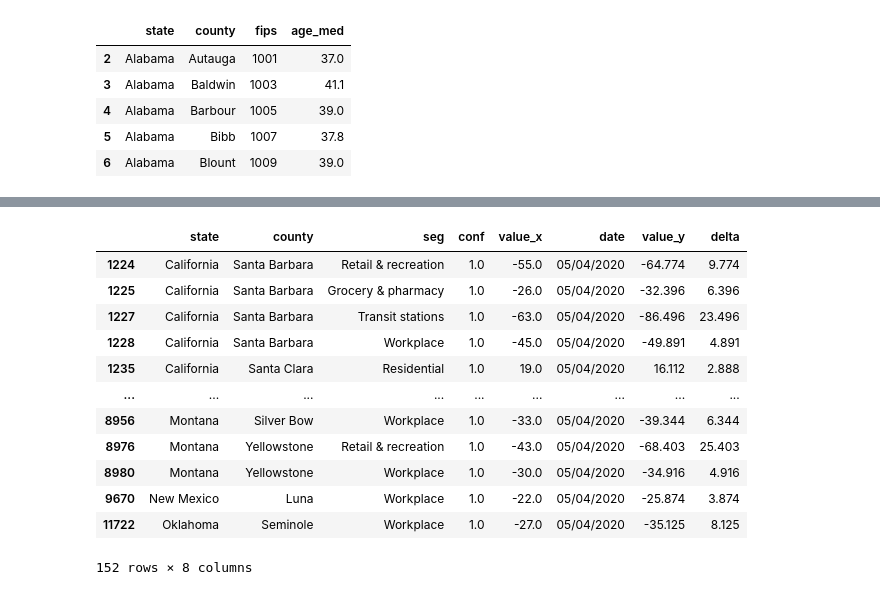
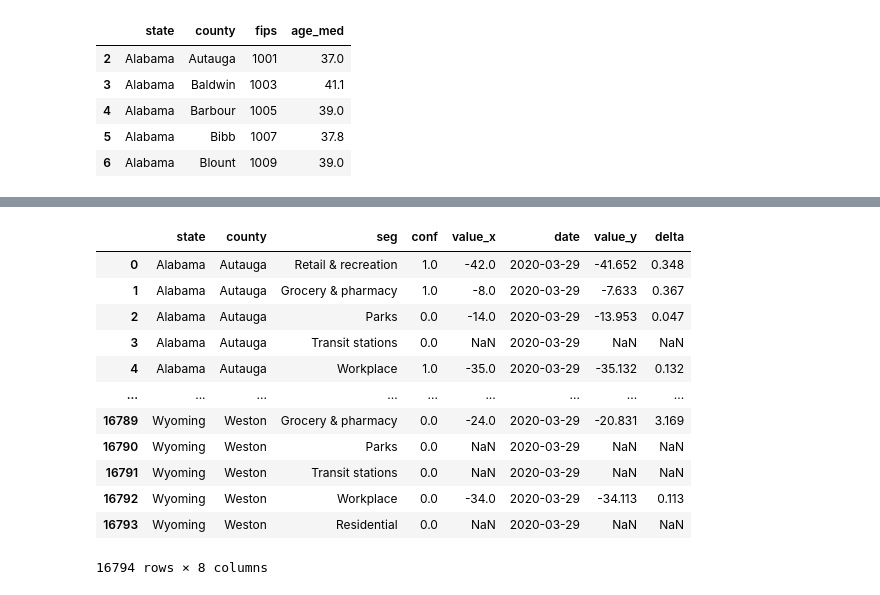
Before and after one commit to jwhendy/covid19, a Jupyter notebook: data_processing.ipynb, the cells around one changed output, grey strips where cells are left out. Saved outputs shown, nothing was run; the diff lists cells and outputs as text; code cells hidden in the pictures.

Commit message:
about to switch from homebrew to mobius.py full option

```diff
--- a/data_processing.ipynb
+++ b/data_processing.ipynb
@@ -177,6 +177,11 @@ df.head()
 # %%
-df_save = df.copy()[['state', 'county', 'seg', 'conf', 'value']]
-df_save.to_csv(f'data/mobility-data-agg_{date}.csv', index=False)
+df_save = df.copy()#[['state', 'county', 'seg', 'conf', 'value']]
+df_save.to_csv(f'data_raw/mobility-data-agg-raw_{date}.csv', index=False)
 #pd.set_option('display.width', 1000)
 #print(df_save[(df_save.state=='Ohio') & (df_save.county=='Lucas')])
 df[(df.state=='Colorado') & (df.county=='Adams')]
+
+df1 = pd.read_csv('data_raw/mobility-data-agg-raw_2020-03-29.csv')
+df2 = pd.read_csv('data_raw/mobility-data-agg-raw_2020-04-05.csv')
+df_ts1 = pd.read_csv('data/mobility-data-ts_2020-03-29.csv')
+df_ts2 = pd.read_csv('data/mobility-data-ts_2020-04-05.csv')
@@ -222,9 +204,9 @@ df_ts.to_csv(f'data/mobility-data-ts_{data_date}.csv', index=False)
 # %%
 #df_ts1 = df_ts.copy()
 #df_ts2 = df_ts.copy()
-df_ts3 = df_ts1.append(df_ts2[df_ts2.date > df_ts1.date.max()])
-df_ts4 = df_ts1[df_ts1.date < df_ts2.date.min()].append(df_ts2)
+#df_ts3 = df_ts1.append(df_ts2[df_ts2.date > df_ts1.date.max()])
+#df_ts4 = df_ts1[df_ts1.date < df_ts2.date.min()].append(df_ts2)
 #df_ts3.sort_values(['state', 'county', 'date'])
-df_ts4.sort_values(['state', 'county', 'date'])
-df_ts4.to_csv(f'data/mobility-data-ts_all.csv', index=False)
-#df_ts3[(df_ts3.state=='Colorado') & (df_ts3.county=='Adams')]
+#df_ts4.sort_values(['state', 'county', 'date'])
+#df_ts4.to_csv(f'data/mobility-data-ts_all.csv', index=False)
+df_ts[(df_ts.state=='Colorado') & (df_ts.county=='Adams')]
@@ -288,0 +227,3 @@ with open('data/stay-at-home-dates.json', 'w') as f:
+# %%
+pd.set_option('display.width', 1000)
+print(df1[df1.county=='Solano'])
@@ -289,24 +238,25 @@ with open('data/stay-at-home-dates.json', 'w') as f:
 # %%
 #print(df_save.head())
 #print(df_ts.head())
-df_ts_agg = df_ts.groupby(['state', 'county', 'seg'], as_index=False).agg({'date': 'last', 'value': 'last'})
-df_m = df_save.merge(df_ts_agg, on=['state', 'county', 'seg'])
-df_m = df_m[-df_m['value_x'].isnull()]
-df_m = df_m[-df_m['value_y'].isnull()]
-df_m = df_m[df_m['conf']==1]
-df_m['delta'] = df_m['value_x'] - df_m['value_y']
-df_m[df_m['delta'] > 1]
+df_ts_agg = df_ts1.groupby(['state', 'county', 'seg'], as_index=False).agg({'date': 'last', 'value': 'last'})
+df_m = df1[['state', 'county', 'seg', 'conf', 'value']].merge(df_ts_agg, on=['state', 'county', 'seg'])
+#df_m = df_m[-df_m['value_x'].isnull()]
+#df_m = df_m[-df_m['value_y'].isnull()]
+#df_m = df_m[df_m['conf']==1]
+df_m['delta'] = abs(df_m['value_x'] - df_m['value_y'])
+#df_m[df_m['delta'] > 5].to_csv('mobility-errata_2020-03-29.csv', index=False)
+df_m
 # %% [output]
 |  | state | county | seg | conf | value_x | date | value_y | delta |
-| 1224 | California | Santa Barbara | Retail & recreation | 1.0 | -55.0 | 05/04/2020 | -64.774 | 9.774 |
-| 1225 | California | Santa Barbara | Grocery & pharmacy | 1.0 | -26.0 | 05/04/2020 | -32.396 | 6.396 |
-| 1227 | California | Santa Barbara | Transit stations | 1.0 | -63.0 | 05/04/2020 | -86.496 | 23.496 |
-| 1228 | California | Santa Barbara | Workplace | 1.0 | -45.0 | 05/04/2020 | -49.891 | 4.891 |
-| 1235 | California | Santa Clara | Residential | 1.0 | 19.0 | 05/04/2020 | 16.112 | 2.888 |
+| 0 | Alabama | Autauga | Retail & recreation | 1.0 | -42.0 | 2020-03-29 | -41.652 | 0.348 |
+| 1 | Alabama | Autauga | Grocery & pharmacy | 1.0 | -8.0 | 2020-03-29 | -7.633 | 0.367 |
+| 2 | Alabama | Autauga | Parks | 0.0 | -14.0 | 2020-03-29 | -13.953 | 0.047 |
+| 3 | Alabama | Autauga | Transit stations | 0.0 | NaN | 2020-03-29 | NaN | NaN |
+| 4 | Alabama | Autauga | Workplace | 1.0 | -35.0 | 2020-03-29 | -35.132 | 0.132 |
 | ... | ... | ... | ... | ... | ... | ... | ... | ... |
-| 8956 | Montana | Silver Bow | Workplace | 1.0 | -33.0 | 05/04/2020 | -39.344 | 6.344 |
-| 8976 | Montana | Yellowstone | Retail & recreation | 1.0 | -43.0 | 05/04/2020 | -68.403 | 25.403 |
-| 8980 | Montana | Yellowstone | Workplace | 1.0 | -30.0 | 05/04/2020 | -34.916 | 4.916 |
-| 9670 | New Mexico | Luna | Workplace | 1.0 | -22.0 | 05/04/2020 | -25.874 | 3.874 |
-| 11722 | Oklahoma | Seminole | Workplace | 1.0 | -27.0 | 05/04/2020 | -35.125 | 8.125 |
+| 16789 | Wyoming | Weston | Grocery & pharmacy | 0.0 | -24.0 | 2020-03-29 | -20.831 | 3.169 |
+| 16790 | Wyoming | Weston | Parks | 0.0 | NaN | 2020-03-29 | NaN | NaN |
+| 16791 | Wyoming | Weston | Transit stations | 0.0 | NaN | 2020-03-29 | NaN | NaN |
+| 16792 | Wyoming | Weston | Workplace | 0.0 | -34.0 | 2020-03-29 | -34.113 | 0.113 |
+| 16793 | Wyoming | Weston | Residential | 0.0 | NaN | 2020-03-29 | NaN | NaN |
-152 rows × 8 columns
+16794 rows × 8 columns
```
Also changed, not shown: parts of 13 cells of this notebook, 2 other files.
